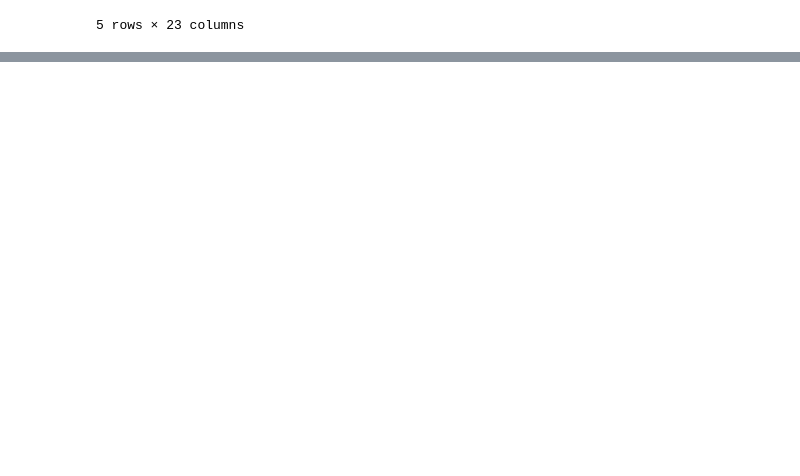
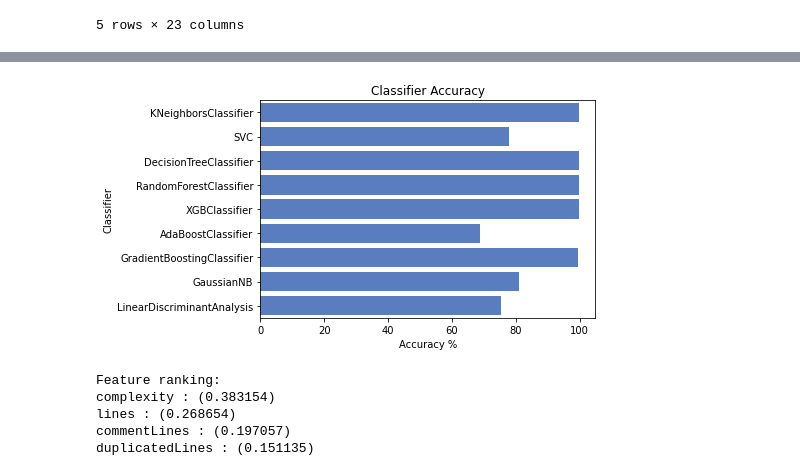
Before and after one commit to margaritageleta/vesper-tech-debt, a Jupyter notebook: notebooks/tables_creation.ipynb, the cells around one changed output, grey strips where cells are left out. Cells and saved outputs as stored; diff of their text form; code cells hidden in the pictures; blank space fills up the shorter version.

```diff
--- a/notebooks/tables_creation.ipynb
+++ b/notebooks/tables_creation.ipynb
@@ -283,3 +305,5 @@ df.head()
 | 3 | accumulo | de297d4932e08625a5df146f0802041bb... | ACCUMULO-2 reverted change to con... | 43137 | 263643 | 13507 | 46445 | 18315 | ... |
 | 4 | accumulo | 34efaae87639a83b60fdb7274de4b4505... | ACCUMULO-2 fixed cloudtrace refer... | 43137 | 263639 | 13507 | 46445 | 18315 | ... |
 5 rows × 23 columns
+# %%
+dff = df[['complexity', 'lines', 'commentLines', 'duplicatedLines', 'violations','category']]
@@ -285,0 +379,27 @@ df.head()
+# %%
+# Logging for Visual Comparison
+#log_cols=["Classifier", "Accuracy", "Log Loss"]
+log_cols=["Classifier", "Accuracy"]
+log = pd.DataFrame(columns=log_cols)
+
+for clf in classifiers:
+    clf.fit(X_train, y_train)
+    name = clf.__class__.__name__
+
+    print("="*30)
+    print(name)
+
+    print('****Results****')
+    train_predictions = clf.predict(X_test)
+    acc = accuracy_score(y_test, train_predictions)
+    print("Accuracy: {:.4%}".format(acc))
+
+    #train_predictions = clf.predict_proba(X_test)
+    #ll = log_loss(y_test, train_predictions)
+    #print("Log Loss: {}".format(ll))
+
+    #log_entry = pd.DataFrame([[name, acc*100, ll]], columns=log_cols)
+    log_entry = pd.DataFrame([[name, acc*100]], columns=log_cols)
+    log = log.append(log_entry)
+
+print("="*30)
@@ -285,0 +437,36 @@ df.head()
+# %%
+sns.set_color_codes("muted")
+sns.barplot(x='Accuracy', y='Classifier', data=log, color="b")
+
+plt.xlabel('Accuracy %')
+plt.title('Classifier Accuracy')
+plt.show()
+
+#sns.set_color_codes("muted")
+#sns.barplot(x='Log Loss', y='Classifier', data=log, color="g")
+
+#plt.xlabel('Log Loss')
+#plt.title('Classifier Log Loss')
+#plt.show()
+# %% [output]
+[figure, added]
+# %%
+# Inspect the learned Decision Trees
+# One of the major advantage of Decision Trees is the fact that they can easily be interpreted.
+clf = DecisionTreeClassifier()
+
+# Fit with all the training set
+clf.fit(X, y)
+importances = clf.feature_importances_
+indices = np.argsort(importances)[::-1]
+feature_names = X.columns
+
+print("Feature ranking:")
+for f in range(X.shape[1]):
+    print("%s : (%f)" % (feature_names[f] , importances[indices[f]]))
+# %% [output]
+Feature ranking:
+complexity : (0.383154)
+lines : (0.268654)
+commentLines : (0.197057)
+duplicatedLines : (0.151135)
```
Also changed, not shown: parts of 12 cells of this notebook.
